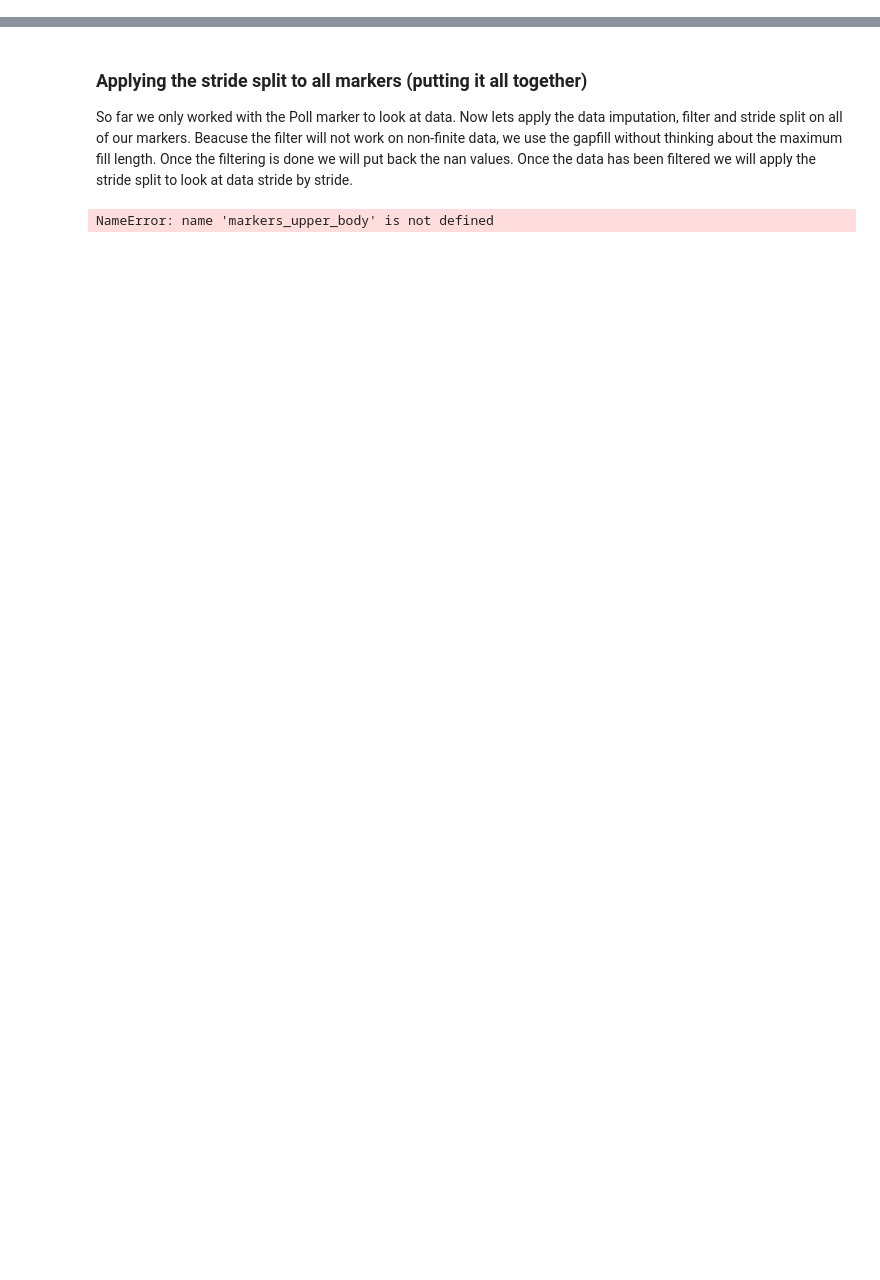
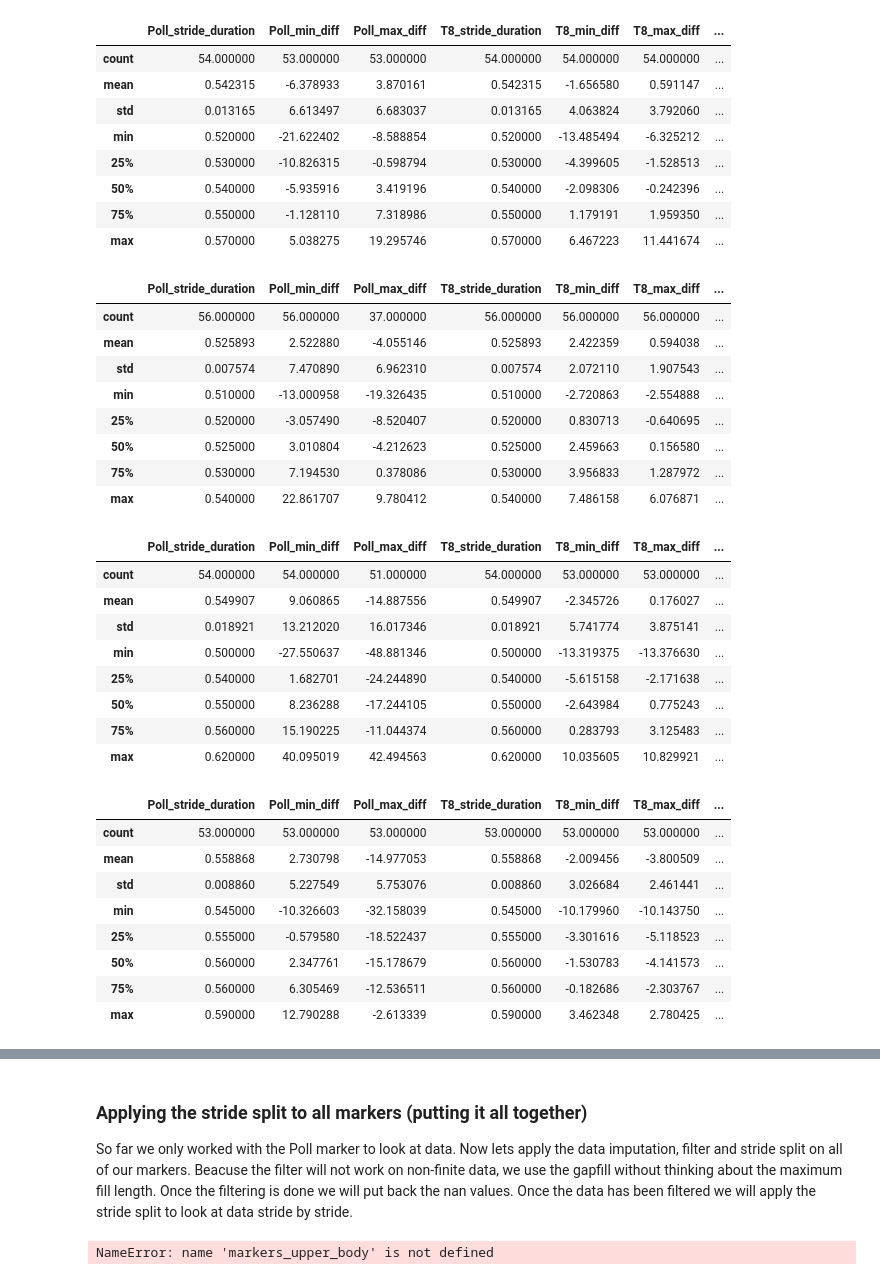
Before and after one commit to ICEL-conference/ICEL9-data-analysis-workshop, a Jupyter notebook: python/Assignment_part2.ipynb, the cells around one changed output, grey strips where cells are left out. Cells and saved outputs as stored; diff of their text form; code cells hidden in the pictures; blank space fills up the shorter version.

```diff
--- a/python/Assignment_part2.ipynb
+++ b/python/Assignment_part2.ipynb
@@ -0,0 +108,21 @@
+# %%
+def filter_signal_with_nan(signal:np.ndarray, frame_rate: float, stride_frequency: float) -> np.ndarray:
+    """ Filter the input signal by filling missing values and the replacing them. This is a bandpass filter
+    that sets its cut off frequencies based on the input stride frequency
+    """
+    # Set filter paramtersm high and low cut-off frequencies are based on stride frequency
+    low_cut = 0.7*stride_frequency
+    high_cut = 5*stride_frequency
+    order = 4
+
+    # First the signal has to be cleaned from non-finite data
+    filled_signal,_ = InterpolationEnum.pchip.fill_missing(signal, max_gap_length=np.inf)
+
+    # Filter
+    filtered_signal = sos_bandpass_filter(signal=filled_signal, frame_rate=frame_rate, low_cut=low_cut, high_cut=high_cut, order=order)
+
+    # Put back nan values
+    original_nan_mask = np.isnan(signal)
+    filled_signal[original_nan_mask] = np.nan
+
+    return filtered_signal
@@ -0,0 +225,48 @@
+# %%
+# Get a list of all .csv files in our data directory, matching our specified `time_point`
+csv_file_list = data_directory.glob("T0*.csv")
+
+# Loop over the files and load them one by one
+for file_path in csv_file_list:
+
+    # Call our function for a single file processing
+    variables_df, filtered_data = process_a_single_file(file_path=file_path, markers=marker_list, marker_link=marker_link, stride_split_marker=stride_split_marker)
+
+    display(variables_df.describe())
+# %% [output]
+|  | Poll_stride_duration | Poll_min_diff | Poll_max_diff | T8_stride_duration | T8_min_diff | T8_max_diff | ... |
+| count | 54.000000 | 53.000000 | 53.000000 | 54.000000 | 54.000000 | 54.000000 | ... |
+| mean | 0.542315 | -6.378933 | 3.870161 | 0.542315 | -1.656580 | 0.591147 | ... |
+| std | 0.013165 | 6.613497 | 6.683037 | 0.013165 | 4.063824 | 3.792060 | ... |
+| min | 0.520000 | -21.622402 | -8.588854 | 0.520000 | -13.485494 | -6.325212 | ... |
+| 25% | 0.530000 | -10.826315 | -0.598794 | 0.530000 | -4.399605 | -1.528513 | ... |
+| 50% | 0.540000 | -5.935916 | 3.419196 | 0.540000 | -2.098306 | -0.242396 | ... |
+| 75% | 0.550000 | -1.128110 | 7.318986 | 0.550000 | 1.179191 | 1.959350 | ... |
+| max | 0.570000 | 5.038275 | 19.295746 | 0.570000 | 6.467223 | 11.441674 | ... |
+|  | Poll_stride_duration | Poll_min_diff | Poll_max_diff | T8_stride_duration | T8_min_diff | T8_max_diff | ... |
+| count | 56.000000 | 56.000000 | 37.000000 | 56.000000 | 56.000000 | 56.000000 | ... |
+| mean | 0.525893 | 2.522880 | -4.055146 | 0.525893 | 2.422359 | 0.594038 | ... |
+| std | 0.007574 | 7.470890 | 6.962310 | 0.007574 | 2.072110 | 1.907543 | ... |
+| min | 0.510000 | -13.000958 | -19.326435 | 0.510000 | -2.720863 | -2.554888 | ... |
+| 25% | 0.520000 | -3.057490 | -8.520407 | 0.520000 | 0.830713 | -0.640695 | ... |
+| 50% | 0.525000 | 3.010804 | -4.212623 | 0.525000 | 2.459663 | 0.156580 | ... |
+| 75% | 0.530000 | 7.194530 | 0.378086 | 0.530000 | 3.956833 | 1.287972 | ... |
+| max | 0.540000 | 22.861707 | 9.780412 | 0.540000 | 7.486158 | 6.076871 | ... |
+|  | Poll_stride_duration | Poll_min_diff | Poll_max_diff | T8_stride_duration | T8_min_diff | T8_max_diff | ... |
+| count | 54.000000 | 54.000000 | 51.000000 | 54.000000 | 53.000000 | 53.000000 | ... |
+| mean | 0.549907 | 9.060865 | -14.887556 | 0.549907 | -2.345726 | 0.176027 | ... |
+| std | 0.018921 | 13.212020 | 16.017346 | 0.018921 | 5.741774 | 3.875141 | ... |
+| min | 0.500000 | -27.550637 | -48.881346 | 0.500000 | -13.319375 | -13.376630 | ... |
+| 25% | 0.540000 | 1.682701 | -24.244890 | 0.540000 | -5.615158 | -2.171638 | ... |
+| 50% | 0.550000 | 8.236288 | -17.244105 | 0.550000 | -2.643984 | 0.775243 | ... |
+| 75% | 0.560000 | 15.190225 | -11.044374 | 0.560000 | 0.283793 | 3.125483 | ... |
+| max | 0.620000 | 40.095019 | 42.494563 | 0.620000 | 10.035605 | 10.829921 | ... |
+|  | Poll_stride_duration | Poll_min_diff | Poll_max_diff | T8_stride_duration | T8_min_diff | T8_max_diff | ... |
+| count | 53.000000 | 53.000000 | 53.000000 | 53.000000 | 53.000000 | 53.000000 | ... |
+| mean | 0.558868 | 2.730798 | -14.977053 | 0.558868 | -2.009456 | -3.800509 | ... |
+| std | 0.008860 | 5.227549 | 5.753076 | 0.008860 | 3.026684 | 2.461441 | ... |
+| min | 0.545000 | -10.326603 | -32.158039 | 0.545000 | -10.179960 | -10.143750 | ... |
+| 25% | 0.555000 | -0.579580 | -18.522437 | 0.555000 | -3.301616 | -5.118523 | ... |
+| 50% | 0.560000 | 2.347761 | -15.178679 | 0.560000 | -1.530783 | -4.141573 | ... |
+| 75% | 0.560000 | 6.305469 | -12.536511 | 0.560000 | -0.182686 | -2.303767 | ... |
+| max | 0.590000 | 12.790288 | -2.613339 | 0.590000 | 3.462348 | 2.780425 | ... |
```
Also changed, not shown: parts of 12 cells of this notebook.
